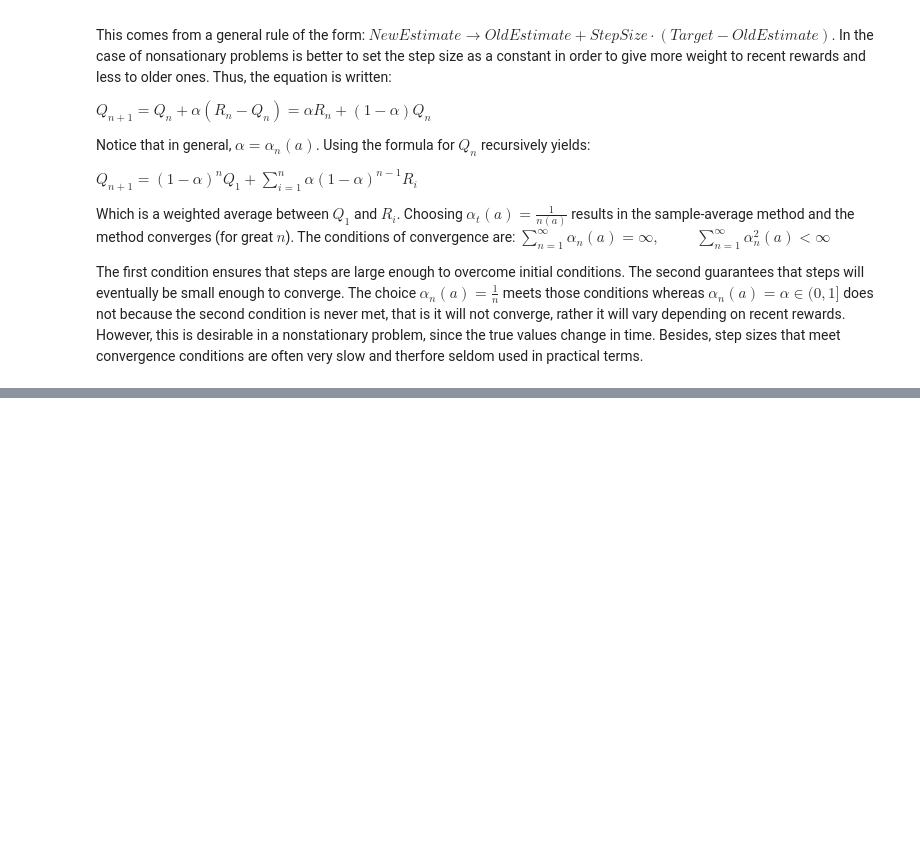
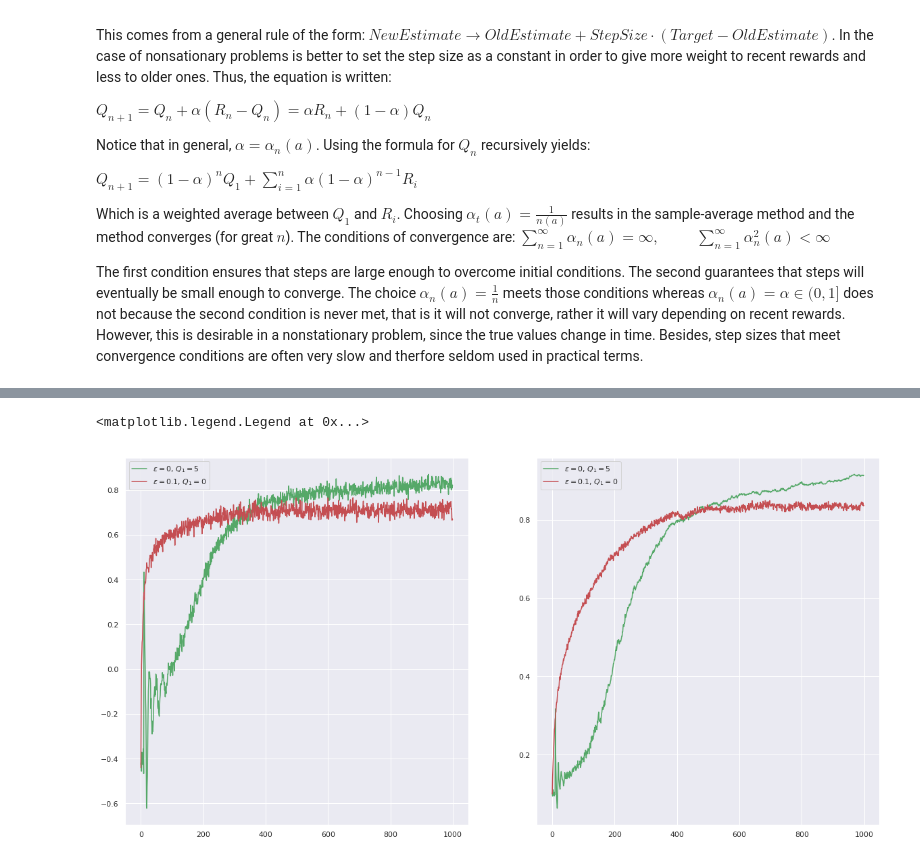
Before and after one commit to igonzalezperez/Reinforcement-Learning, a Jupyter notebook: k_armed_bandits.ipynb, the cells around one changed output, grey strips where cells are left out. Saved outputs shown, nothing was run; the diff lists cells and outputs as text; code cells hidden in the pictures; blank space fills up the shorter version.

```diff
--- a/k_armed_bandits.ipynb
+++ b/k_armed_bandits.ipynb
@@ -243,0 +332,20 @@ The first condition ensures that steps are large enough to overcome initial cond
+# %%
+steps = 1000
+iterations = 3000
+
+stationary = True
+rwd_1, err_1 = test_1.train(steps = steps, iterations = iterations, stationary = stationary, init_Q = [5]*10,
+                           update_method = constant_step)
+rwd_2, err_2 = test_3.train(steps = steps, iterations = iterations, stationary = stationary,
+                           update_method = constant_step)
+
+fig, ax = plt.subplots(1,2, figsize = (20,10))
+
+ax[0].plot(rwd_1, 'g', label = r'$\epsilon = 0$, $Q_1 = 5$')
+ax[0].plot(rwd_2, 'r', label = r'$\epsilon = 0.1$, $Q_1 = 0$')
+ax[0].legend()
+
+ax[1].plot(err_1, 'g', label = r'$\epsilon = 0$, $Q_1 = 5$')
+ax[1].plot(err_2, 'r', label = r'$\epsilon = 0.1$, $Q_1 = 0$')
+ax[1].legend()
+# %% [output]
@@ -243,0 +354,2 @@ The first condition ensures that steps are large enough to overcome initial cond
+<matplotlib.legend.Legend at 0x...>
+[figure, added]
```
Also changed, not shown: parts of 20 cells of this notebook.
